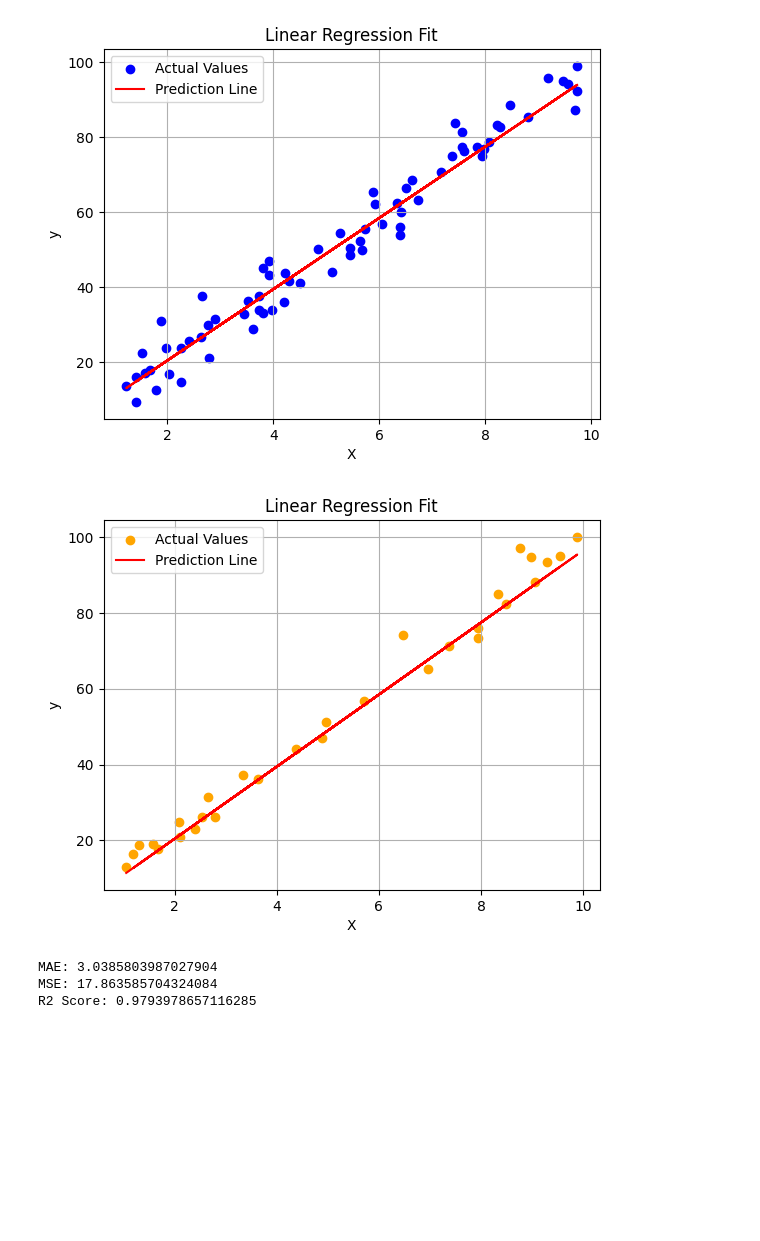
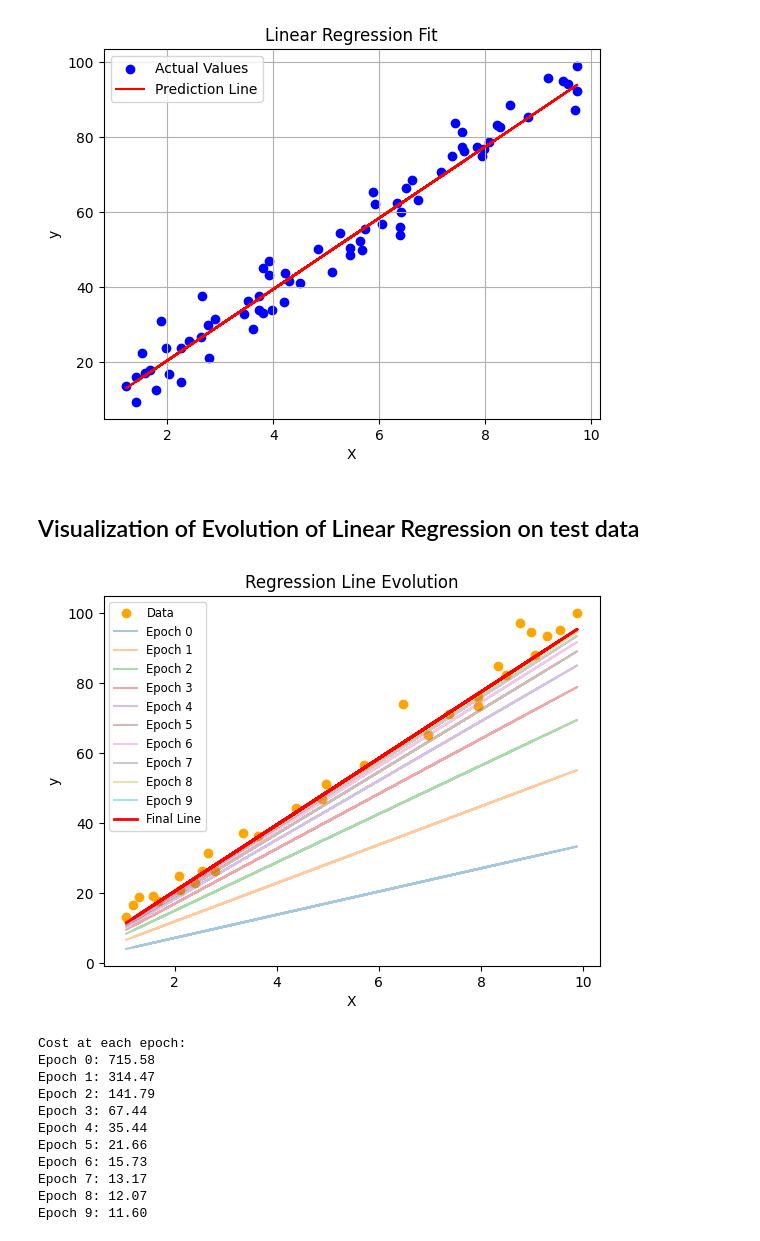
Before and after one commit to 7rohxt/ml-models-from-scratch, a Jupyter notebook: linear-regression.ipynb, the cells around one changed output. Saved outputs shown, nothing was run; the diff lists cells and outputs as text; code cells hidden in the pictures; blank space fills up the shorter version.

Commit message:
feat: add visualization of linear regression evolution

```diff
--- a/linear-regression.ipynb
+++ b/linear-regression.ipynb
@@ -52,3 +49,0 @@ def compute_cost(X, y, w, b):
-# %%
-cost = compute_cost(X_train, y_train, w=0, b=0)
-print("Initial cost:", cost)
@@ -89,6 +134,4 @@ def gradient_descent(X, y, w, b, alpha, epochs):
 # %%
-w = 0
-b = 0
 alpha = 0.01
 epochs = 10
-w_final, b_final, cost_history = gradient_descent(X_train, y_train, w, b, alpha, epochs)
+w_final, b_final, cost_history, params_history = gradient_descent(X_train, y_train, w, b, alpha, epochs)
@@ -108,30 +155,20 @@ plt.grid(True)
 plt.show()
 # %% [output]
 [figure]
-# %%
-y_test_pred = predict(X_test, w_final, b_final)
-
-plt.scatter(X_test, y_test, color='orange', label="Actual Values")
-plt.plot(X_test, y_test_pred, color='red', label="Prediction Line")
-plt.xlabel("X")
-plt.ylabel("y")
-plt.title("Linear Regression Fit")
-plt.legend()
-plt.grid(True)
-plt.show()
-# %% [output]
-[figure, removed]
-# %%
-from sklearn.metrics import mean_squared_error, mean_absolute_error, r2_score
-
-mae = mean_absolute_error(y_test, y_test_pred)
-mse = mean_squared_error(y_test, y_test_pred)
-r2 = r2_score(y_test, y_test_pred)
-
-print("MAE:", mae)
-print("MSE:", mse)
-print("R2 Score:", r2)
-# %% [output]
-MAE: 3.0385803987027904
-MSE: 17.863585704324084
-R2 Score: 0.9793978657116285
+# %% [markdown]
+## Visualization of Evolution of Linear Regression on test data
+# %%
+plot_all_regression_lines(X_test, y_test, params_history, cost_history)
+# %% [output]
+[figure, added]
+Cost at each epoch:
+Epoch 0: 715.58
+Epoch 1: 314.47
+Epoch 2: 141.79
+Epoch 3: 67.44
+Epoch 4: 35.44
+Epoch 5: 21.66
+Epoch 6: 15.73
+Epoch 7: 13.17
+Epoch 8: 12.07
+Epoch 9: 11.60
```
Also changed, not shown: parts of 21 cells of this notebook.
